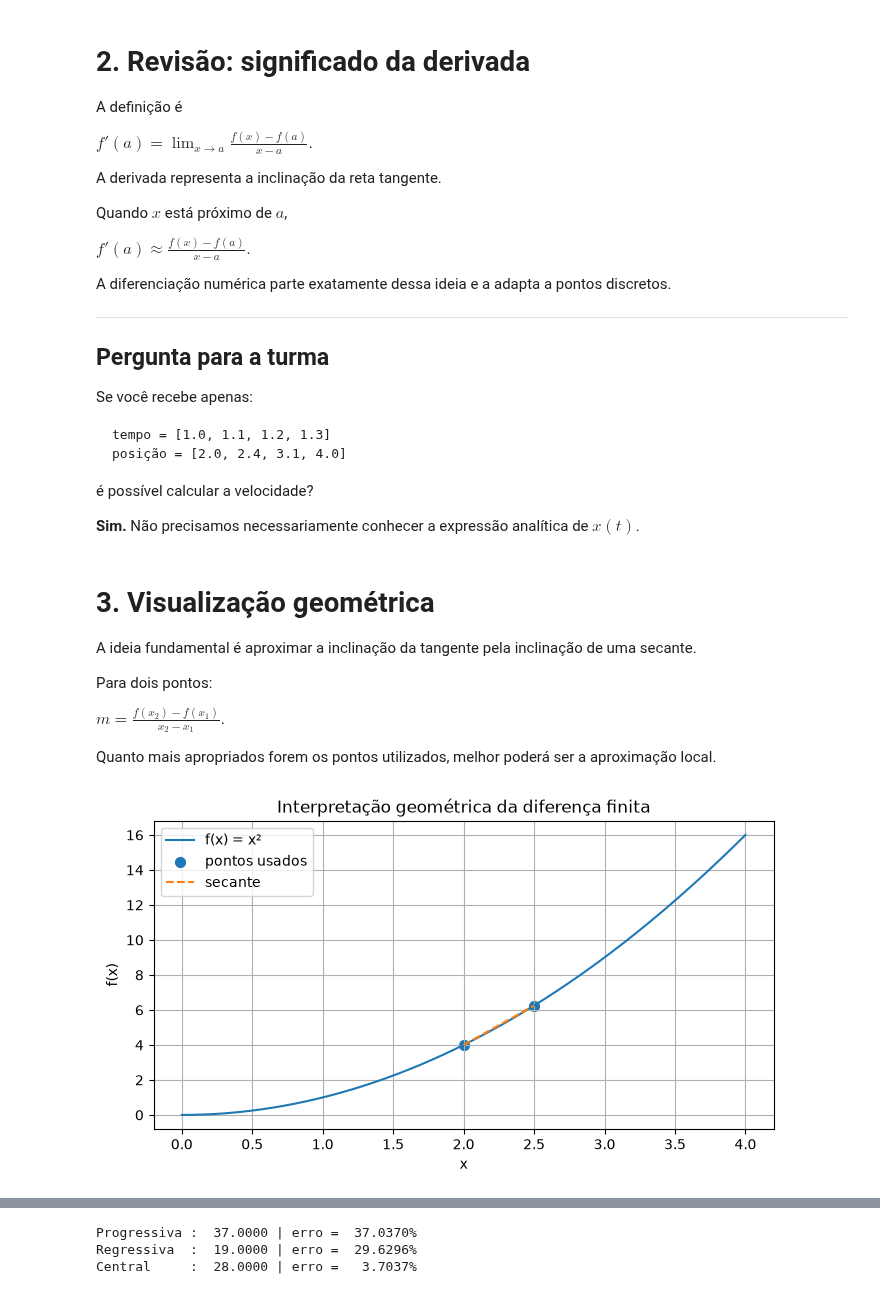
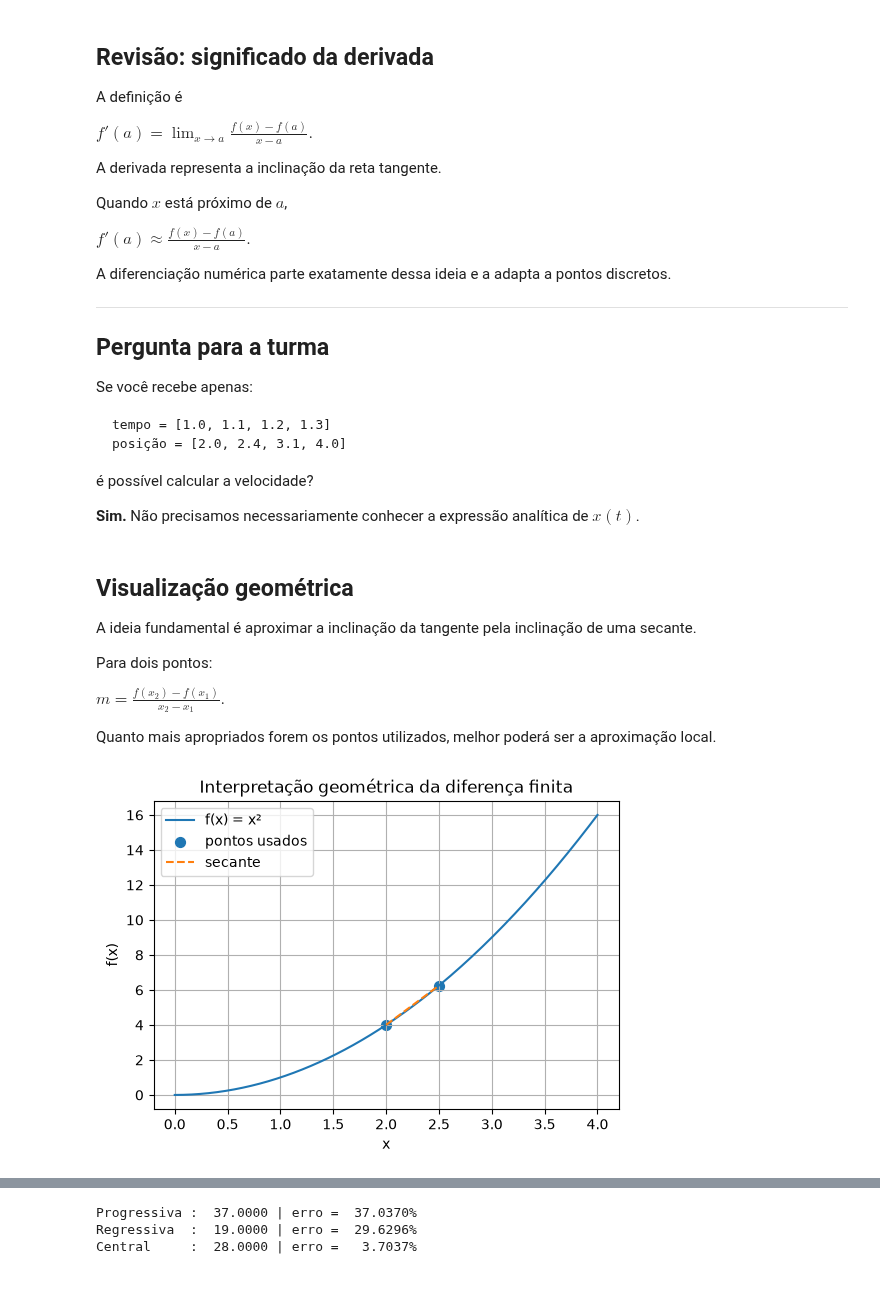
Before and after one commit to JonathaCosta-IA/1-NM_GitHub, a Jupyter notebook: C-NoteBooks/4-MN_Diferenciacao_Numerica.ipynb, the cells around one changed output, grey strips where cells are left out. Saved outputs shown, nothing was run; the diff lists cells and outputs as text; code cells hidden in the pictures.

```diff
--- a/C-NoteBooks/4-MN_Diferenciacao_Numerica.ipynb
+++ b/C-NoteBooks/4-MN_Diferenciacao_Numerica.ipynb
@@ -96,7 +73,7 @@ Nesse caso, a derivada precisa ser **estimada numericamente**.
 
 O material-base destaca ainda uma questão prática fundamental: **ruído nos dados penaliza a diferenciação**.
 # %% [markdown]
-# 2. Revisão: significado da derivada
+## Revisão: significado da derivada
 
 A definição é
 
@@ -138,7 +115,7 @@ import matplotlib.pyplot as plt
 # Exibindo 8 casas decimais
 np.set_printoptions(precision=8, suppress=True)
 # %% [markdown]
-# 3. Visualização geométrica
+## Visualização geométrica
 
 A ideia fundamental é aproximar a inclinação da tangente pela inclinação de uma secante.
 
@@ -154,24 +131,24 @@ Quanto mais apropriados forem os pontos utilizados, melhor poderá ser a aproxim
 # %%
 def f(x):
     return x**2
 
 x = np.linspace(0, 4, 200)
 x0 = 2.0
 h = 0.5
 
 x1, x2 = x0, x0 + h
 y1, y2 = f(x1), f(x2)
 
-plt.figure(figsize=(8, 4))
+plt.figure(figsize=(6, 4))
 plt.plot(x, f(x), label="f(x) = x²")
 plt.scatter([x1, x2], [y1, y2], s=50, label="pontos usados")
 plt.plot([x1, x2], [y1, y2], linestyle="--", label="secante")
 plt.xlabel("x")
 plt.ylabel("f(x)")
 plt.title("Interpretação geométrica da diferença finita")
 plt.grid(True)
 plt.legend()
 plt.show()
 # %% [output]
-[figure, old version]
+[figure, new version]
 # %% [markdown]
```
Also changed, not shown: parts of 42 cells of this notebook.
